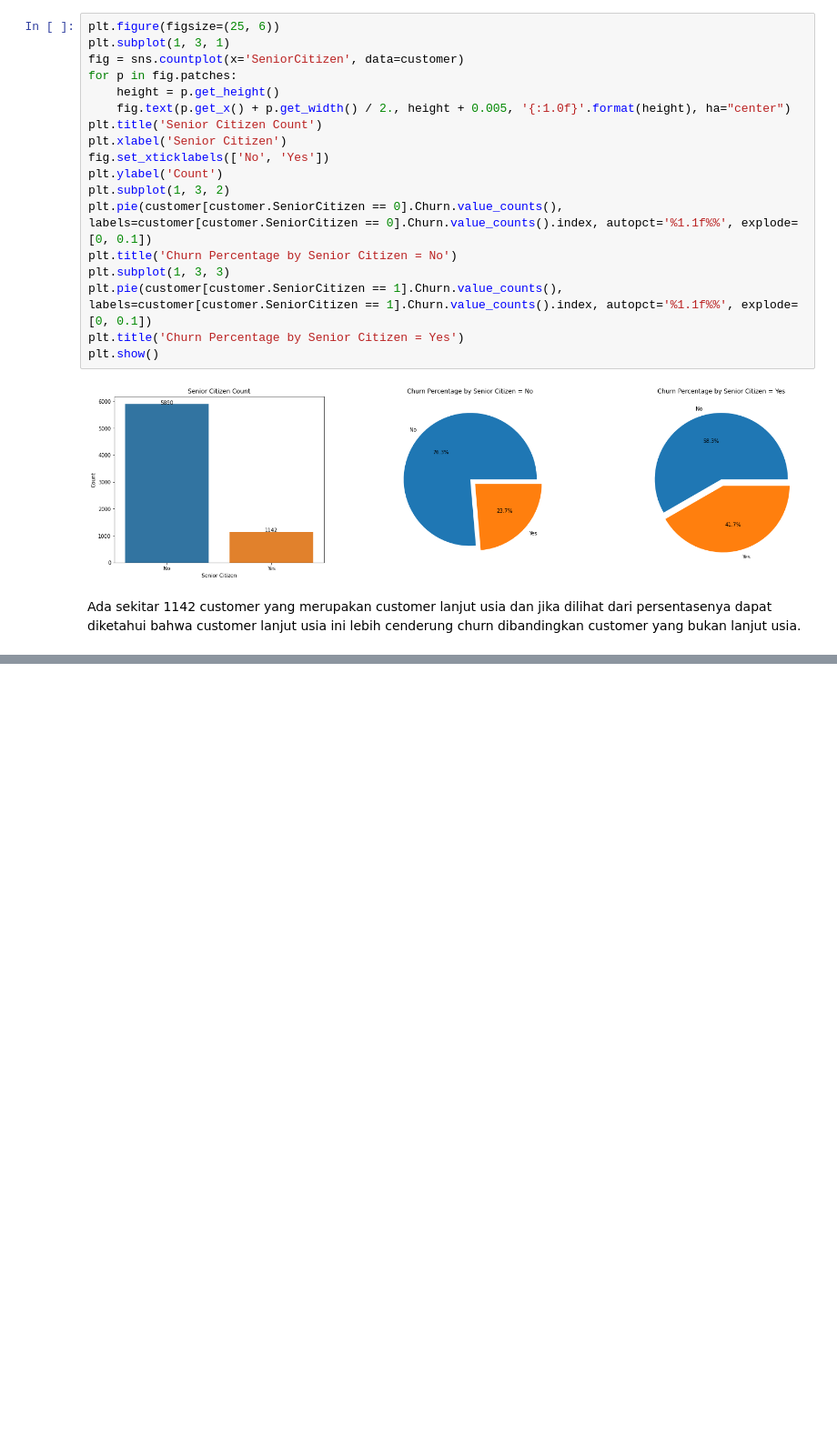
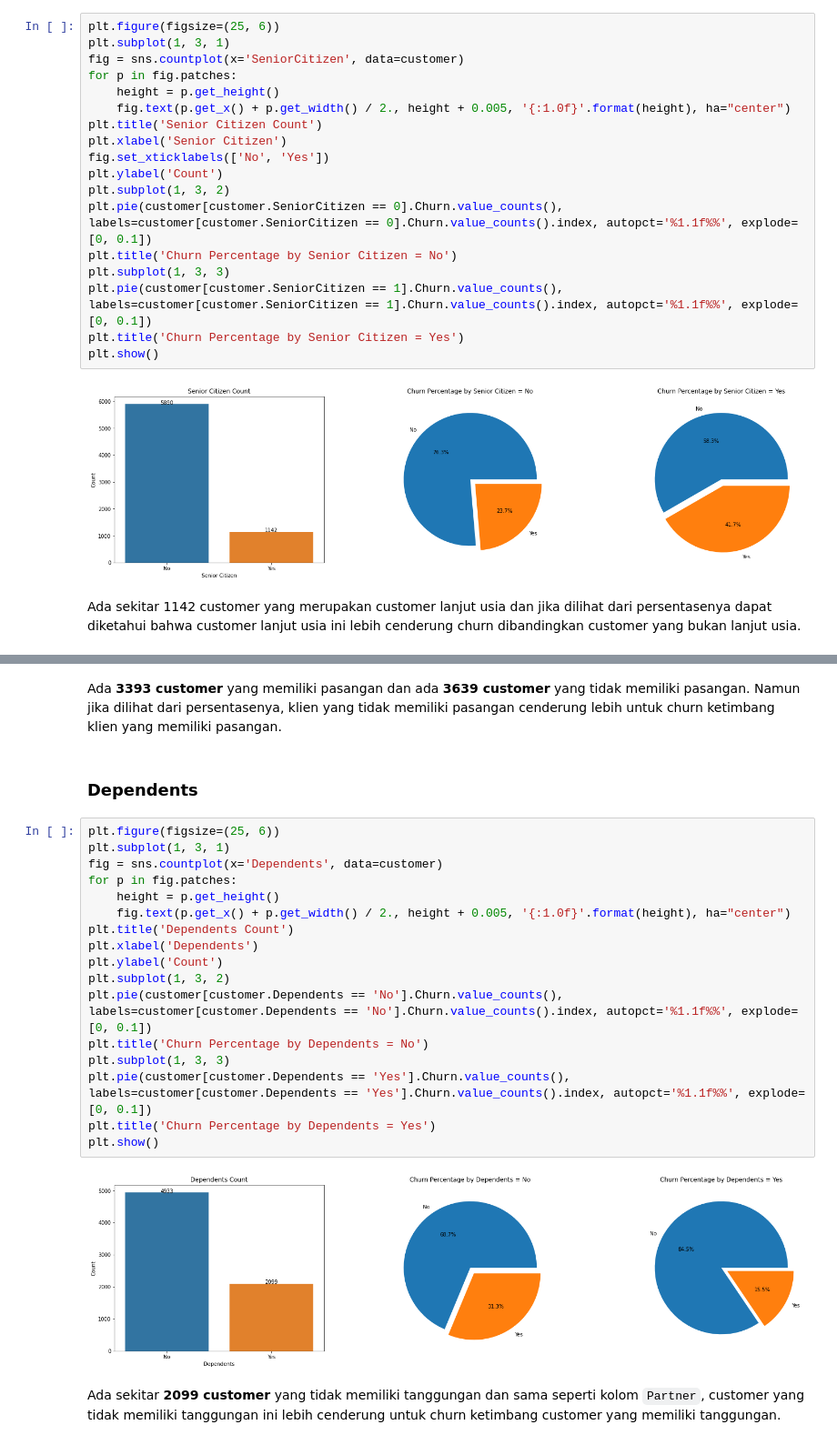
Before and after one commit to Penzragon/h8dsft_Milestone1P2, a Jupyter notebook: script.ipynb, the cells around one changed output, grey strips where cells are left out. Shown at 91% size. Saved outputs shown, nothing was run; the diff lists cells and outputs as text; blank space fills up the shorter version.

Commit message:
Add dependents EDA

```diff
--- a/script.ipynb
+++ b/script.ipynb
@@ -296,0 +318,25 @@ Ada sekitar 1142 customer yang merupakan customer lanjut usia dan jika dilihat d
+# %% [markdown]
+Ada **3393 customer** yang memiliki pasangan dan ada **3639 customer** yang tidak memiliki pasangan. Namun jika dilihat dari persentasenya, klien yang tidak memiliki pasangan cenderung lebih untuk churn ketimbang klien yang memiliki pasangan.
+# %% [markdown]
+### Dependents
+# %%
+plt.figure(figsize=(25, 6))
+plt.subplot(1, 3, 1)
+fig = sns.countplot(x='Dependents', data=customer)
+for p in fig.patches:
+    height = p.get_height()
+    fig.text(p.get_x() + p.get_width() / 2., height + 0.005, '{:1.0f}'.format(height), ha="center")
+plt.title('Dependents Count')
+plt.xlabel('Dependents')
+plt.ylabel('Count')
+plt.subplot(1, 3, 2)
+plt.pie(customer[customer.Dependents == 'No'].Churn.value_counts(), labels=customer[customer.Dependents == 'No'].Churn.value_counts().index, autopct='%1.1f%%', explode=[0, 0.1])
+plt.title('Churn Percentage by Dependents = No')
+plt.subplot(1, 3, 3)
+plt.pie(customer[customer.Dependents == 'Yes'].Churn.value_counts(), labels=customer[customer.Dependents == 'Yes'].Churn.value_counts().index, autopct='%1.1f%%', explode=[0, 0.1])
+plt.title('Churn Percentage by Dependents = Yes')
+plt.show()
+# %% [output]
+[figure, added]
+# %% [markdown]
+Ada sekitar **2099 customer** yang tidak memiliki tanggungan dan sama seperti kolom `Partner`, customer yang tidak memiliki tanggungan ini lebih cenderung untuk churn ketimbang customer yang memiliki tanggungan.
```
Also changed, not shown: parts of 2 cells of this notebook.
